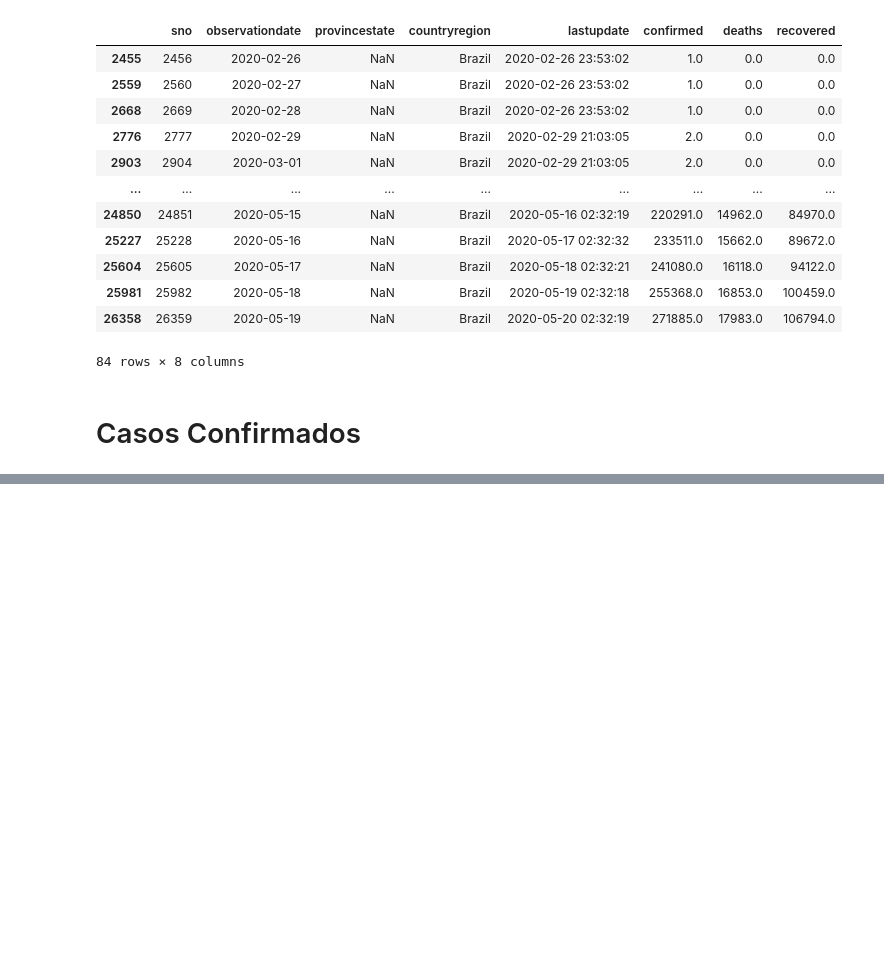
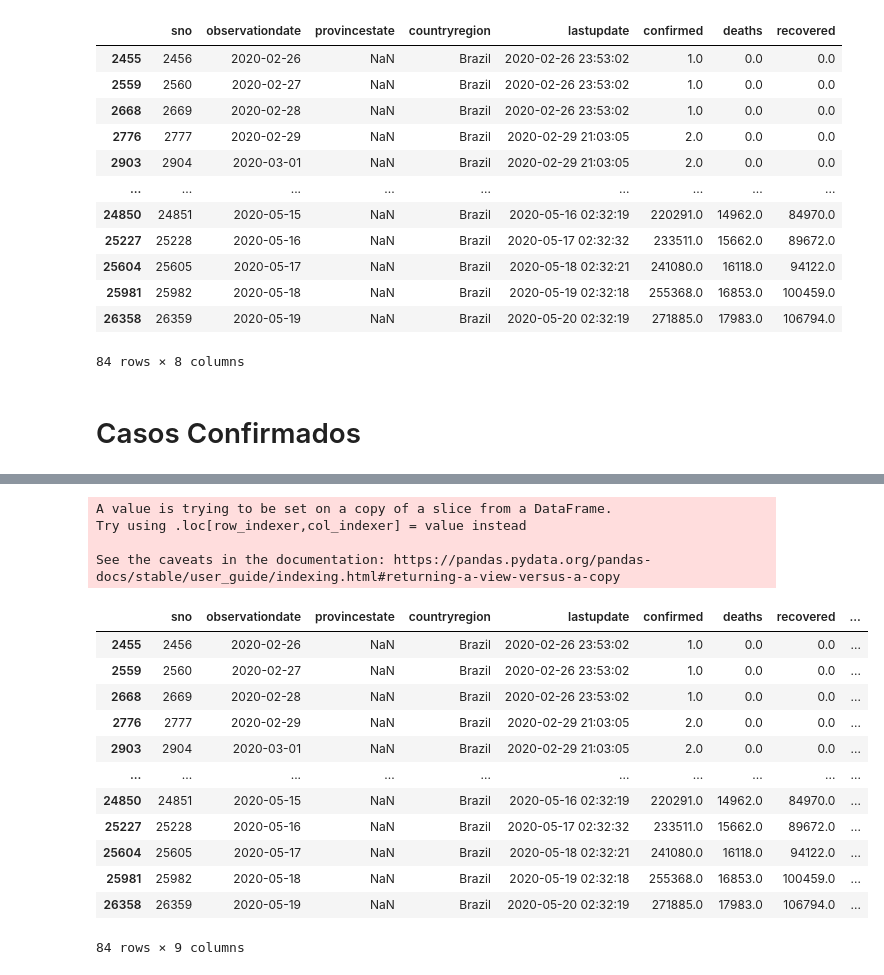
Before and after one commit to th1ago/dio-desafio-ml, a Jupyter notebook: project_covid/covid19.ipynb, the cells around one changed output, grey strips where cells are left out. Cells and saved outputs as stored; diff of their text form; code cells hidden in the pictures; blank space fills up the shorter version.

```diff
--- a/project_covid/covid19.ipynb
+++ b/project_covid/covid19.ipynb
@@ -123,0 +127,24 @@ ValueError: Mime type rendering requires nbformat>=4.2.0 but it is not installed
+# %%
+brasil['novoscasos'] = list(map(
+    lambda x: 0 if (x==0) else brasil['confirmed'].iloc[x] - brasil['confirmed'].iloc[x-1],
+    np.arange(brasil.shape[0])
+))
+brasil
+# %% [output]
+A value is trying to be set on a copy of a slice from a DataFrame.
+Try using .loc[row_indexer,col_indexer] = value instead
+
+See the caveats in the documentation: https://pandas.pydata.org/pandas-docs/stable/user_guide/indexing.html#returning-a-view-versus-a-copy
+|  | sno | observationdate | provincestate | countryregion | lastupdate | confirmed | deaths | recovered | ... |
+| 2455 | 2456 | 2020-02-26 | NaN | Brazil | 2020-02-26 23:53:02 | 1.0 | 0.0 | 0.0 | ... |
+| 2559 | 2560 | 2020-02-27 | NaN | Brazil | 2020-02-26 23:53:02 | 1.0 | 0.0 | 0.0 | ... |
+| 2668 | 2669 | 2020-02-28 | NaN | Brazil | 2020-02-26 23:53:02 | 1.0 | 0.0 | 0.0 | ... |
+| 2776 | 2777 | 2020-02-29 | NaN | Brazil | 2020-02-29 21:03:05 | 2.0 | 0.0 | 0.0 | ... |
+| 2903 | 2904 | 2020-03-01 | NaN | Brazil | 2020-02-29 21:03:05 | 2.0 | 0.0 | 0.0 | ... |
+| ... | ... | ... | ... | ... | ... | ... | ... | ... | ... |
+| 24850 | 24851 | 2020-05-15 | NaN | Brazil | 2020-05-16 02:32:19 | 220291.0 | 14962.0 | 84970.0 | ... |
+| 25227 | 25228 | 2020-05-16 | NaN | Brazil | 2020-05-17 02:32:32 | 233511.0 | 15662.0 | 89672.0 | ... |
+| 25604 | 25605 | 2020-05-17 | NaN | Brazil | 2020-05-18 02:32:21 | 241080.0 | 16118.0 | 94122.0 | ... |
+| 25981 | 25982 | 2020-05-18 | NaN | Brazil | 2020-05-19 02:32:18 | 255368.0 | 16853.0 | 100459.0 | ... |
+| 26358 | 26359 | 2020-05-19 | NaN | Brazil | 2020-05-20 02:32:19 | 271885.0 | 17983.0 | 106794.0 | ... |
+84 rows × 9 columns
```
Also changed, not shown: parts of 6 cells of this notebook.
